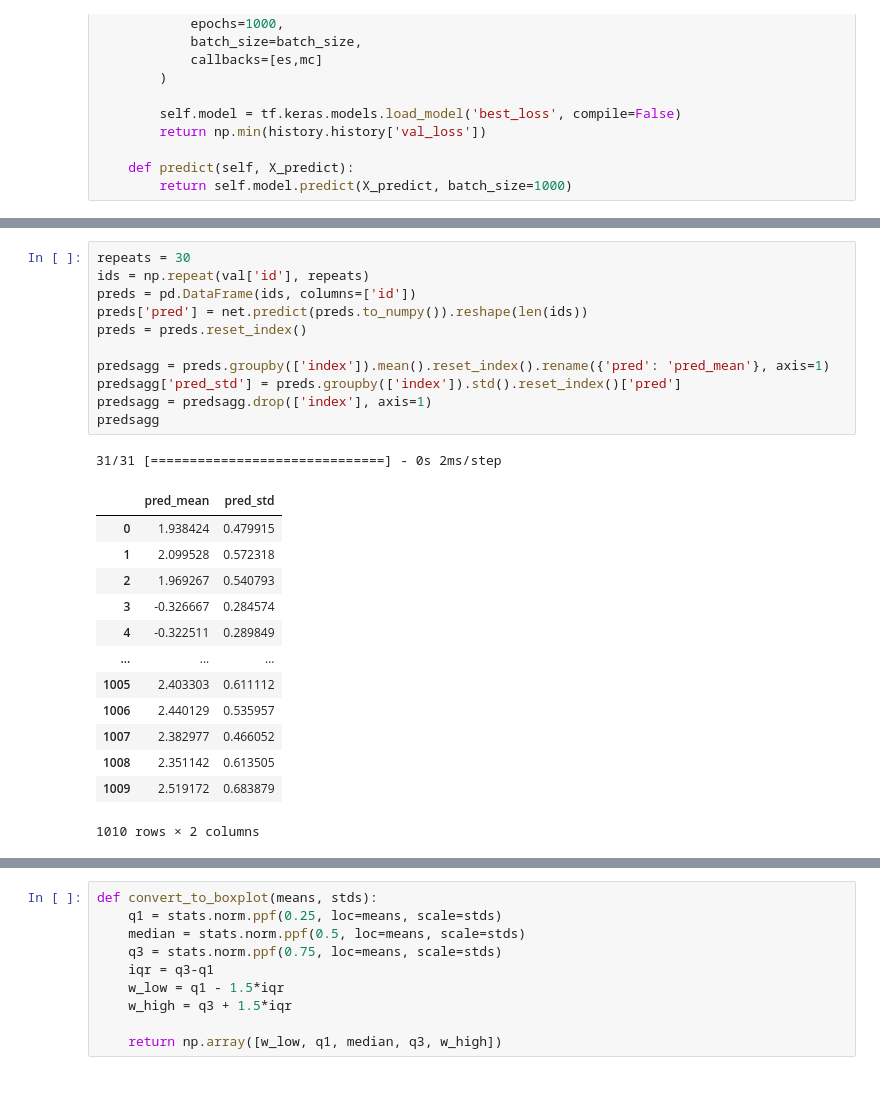
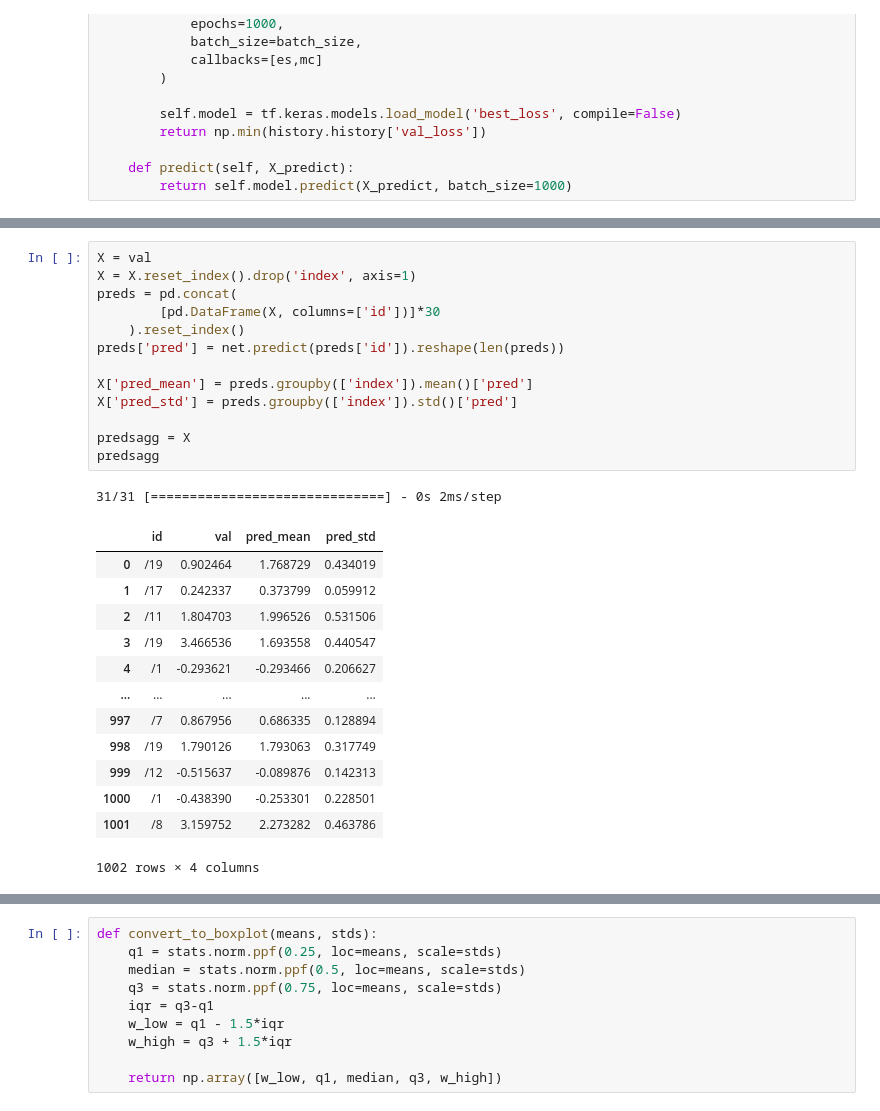
Before and after one commit to mateusz/ml_uncertainty, a Jupyter notebook: notebooks/02_model.ipynb, the cells around one changed output, grey strips where cells are left out. Saved outputs shown, nothing was run; the diff lists cells and outputs as text.

```diff
--- a/notebooks/02_model.ipynb
+++ b/notebooks/02_model.ipynb
@@ -96,29 +117,31 @@ val_mse: 0.60
 # %%
-repeats = 30
-ids = np.repeat(val['id'], repeats)
-preds = pd.DataFrame(ids, columns=['id'])
-preds['pred'] = net.predict(preds.to_numpy()).reshape(len(ids))
-preds = preds.reset_index()
+X = val
+X = X.reset_index().drop('index', axis=1)
+preds = pd.concat(
+        [pd.DataFrame(X, columns=['id'])]*30
+    ).reset_index()
+preds['pred'] = net.predict(preds['id']).reshape(len(preds))
 
-predsagg = preds.groupby(['index']).mean().reset_index().rename({'pred': 'pred_mean'}, axis=1)
-predsagg['pred_std'] = preds.groupby(['index']).std().reset_index()['pred']
-predsagg = predsagg.drop(['index'], axis=1)
+X['pred_mean'] = preds.groupby(['index']).mean()['pred']
+X['pred_std'] = preds.groupby(['index']).std()['pred']
+
+predsagg = X
 predsagg
 # %% [output]
 31/31 [==============================] - 0s 2ms/step
-|  | pred_mean | pred_std |
-| 0 | 1.938424 | 0.479915 |
-| 1 | 2.099528 | 0.572318 |
-| 2 | 1.969267 | 0.540793 |
-| 3 | -0.326667 | 0.284574 |
-| 4 | -0.322511 | 0.289849 |
-| ... | ... | ... |
-| 1005 | 2.403303 | 0.611112 |
-| 1006 | 2.440129 | 0.535957 |
-| 1007 | 2.382977 | 0.466052 |
-| 1008 | 2.351142 | 0.613505 |
-| 1009 | 2.519172 | 0.683879 |
+|  | id | val | pred_mean | pred_std |
+| 0 | /19 | 0.902464 | 1.768729 | 0.434019 |
+| 1 | /17 | 0.242337 | 0.373799 | 0.059912 |
+| 2 | /11 | 1.804703 | 1.996526 | 0.531506 |
+| 3 | /19 | 3.466536 | 1.693558 | 0.440547 |
+| 4 | /1 | -0.293621 | -0.293466 | 0.206627 |
+| ... | ... | ... | ... | ... |
+| 997 | /7 | 0.867956 | 0.686335 | 0.128894 |
+| 998 | /19 | 1.790126 | 1.793063 | 0.317749 |
+| 999 | /12 | -0.515637 | -0.089876 | 0.142313 |
+| 1000 | /1 | -0.438390 | -0.253301 | 0.228501 |
+| 1001 | /8 | 3.159752 | 2.273282 | 0.463786 |
-1010 rows × 2 columns
+1002 rows × 4 columns
 # %%
 def autotune(pred_mean, pred_std, true_val):
     onesigma = stats.norm.cdf(1, loc=0, scale=1)-stats.norm.cdf(-1, loc=0, scale=1)
```
Also changed, not shown: parts of 7 cells of this notebook, 7 other files.
